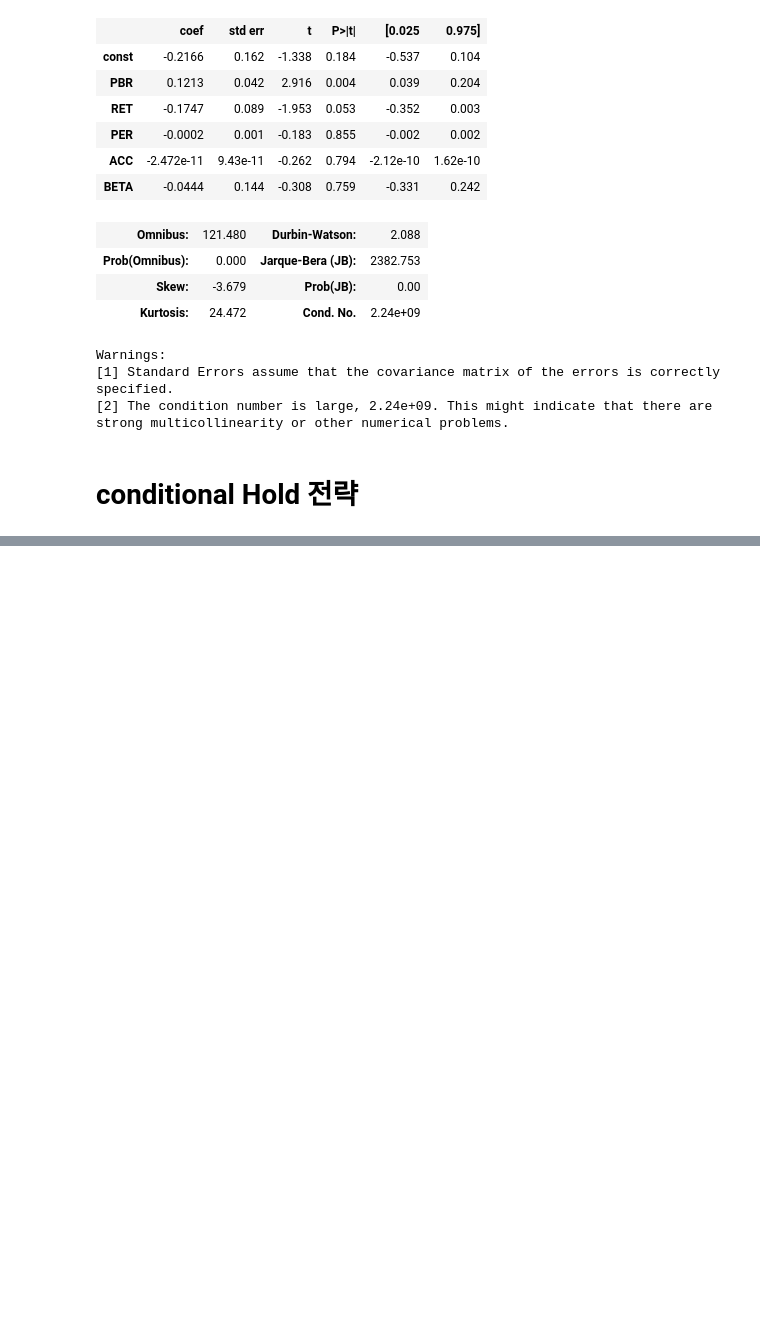
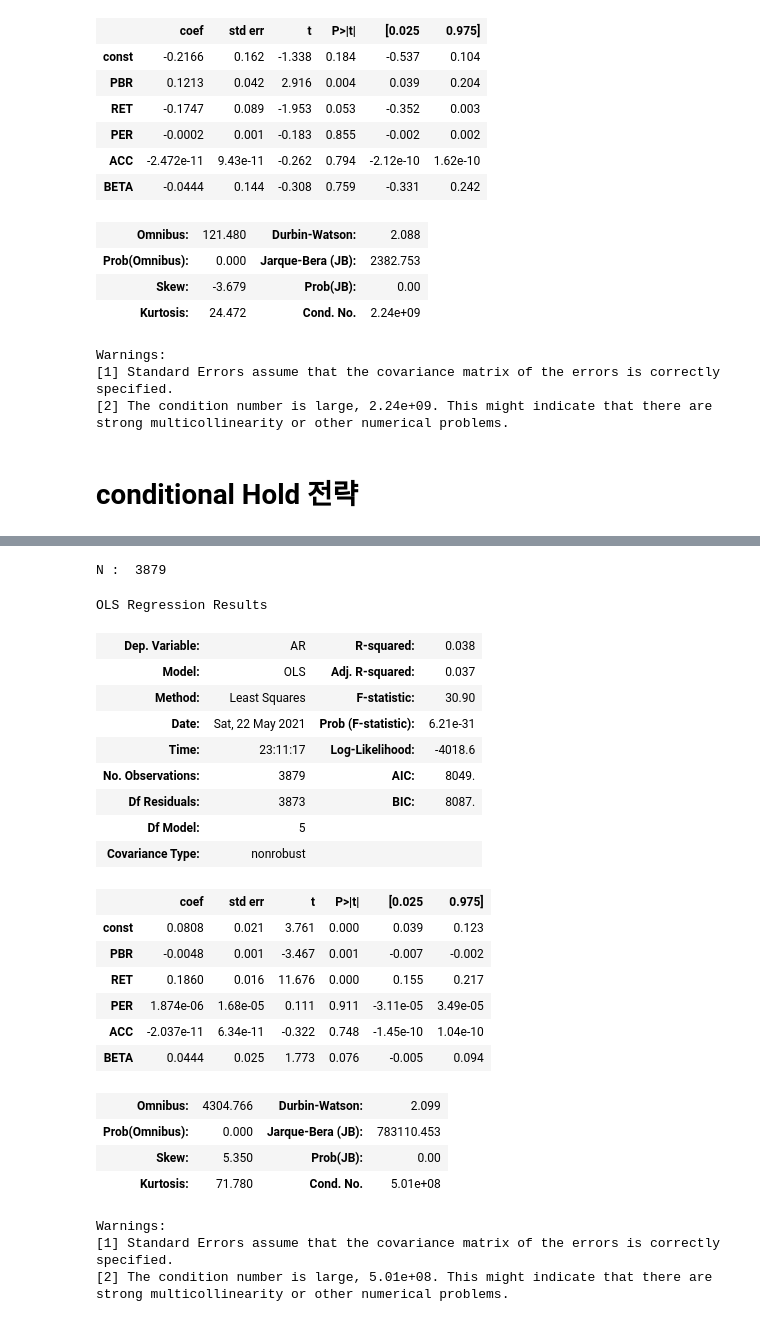
Before and after one commit to hyunyunV/FinanceAnalysis, a Jupyter notebook: Table8_kospi.ipynb, the cells around one changed output, grey strips where cells are left out. Saved outputs shown, nothing was run; the diff lists cells and outputs as text; code cells hidden in the pictures; blank space fills up the shorter version.

```diff
--- a/Table8_kospi.ipynb
+++ b/Table8_kospi.ipynb
@@ -161,3 +164,32 @@ Warnings:
 [1] Standard Errors assume that the covariance matrix of the errors is correctly specified.
 [2] The condition number is large, 3.91e+09. This might indicate that there are
 strong multicollinearity or other numerical problems.
+# %%
+MultiLinear(ConsenPorts[0].table8)
+# %% [output]
+N :  3879
+OLS Regression Results
+| Dep. Variable: | AR | R-squared: | 0.038 |
+| Model: | OLS | Adj. R-squared: | 0.037 |
+| Method: | Least Squares | F-statistic: | 30.90 |
+| Date: | Sat, 22 May 2021 | Prob (F-statistic): | 6.21e-31 |
+| Time: | 23:11:17 | Log-Likelihood: | -4018.6 |
+| No. Observations: | 3879 | AIC: | 8049. |
+| Df Residuals: | 3873 | BIC: | 8087. |
+| Df Model: | 5 |  |  |
+| Covariance Type: | nonrobust |  |  |
+|  | coef | std err | t | P>|t| | [0.025 | 0.975] |
+| const | 0.0808 | 0.021 | 3.761 | 0.000 | 0.039 | 0.123 |
+| PBR | -0.0048 | 0.001 | -3.467 | 0.001 | -0.007 | -0.002 |
+| RET | 0.1860 | 0.016 | 11.676 | 0.000 | 0.155 | 0.217 |
+| PER | 1.874e-06 | 1.68e-05 | 0.111 | 0.911 | -3.11e-05 | 3.49e-05 |
+| ACC | -2.037e-11 | 6.34e-11 | -0.322 | 0.748 | -1.45e-10 | 1.04e-10 |
+| BETA | 0.0444 | 0.025 | 1.773 | 0.076 | -0.005 | 0.094 |
+| Omnibus: | 4304.766 | Durbin-Watson: | 2.099 |
+| Prob(Omnibus): | 0.000 | Jarque-Bera (JB): | 783110.453 |
+| Skew: | 5.350 | Prob(JB): | 0.00 |
+| Kurtosis: | 71.780 | Cond. No. | 5.01e+08 |
+Warnings:
+[1] Standard Errors assume that the covariance matrix of the errors is correctly specified.
+[2] The condition number is large, 5.01e+08. This might indicate that there are
+strong multicollinearity or other numerical problems.
```
Also changed, not shown: parts of 6 cells of this notebook, 16 other files.
